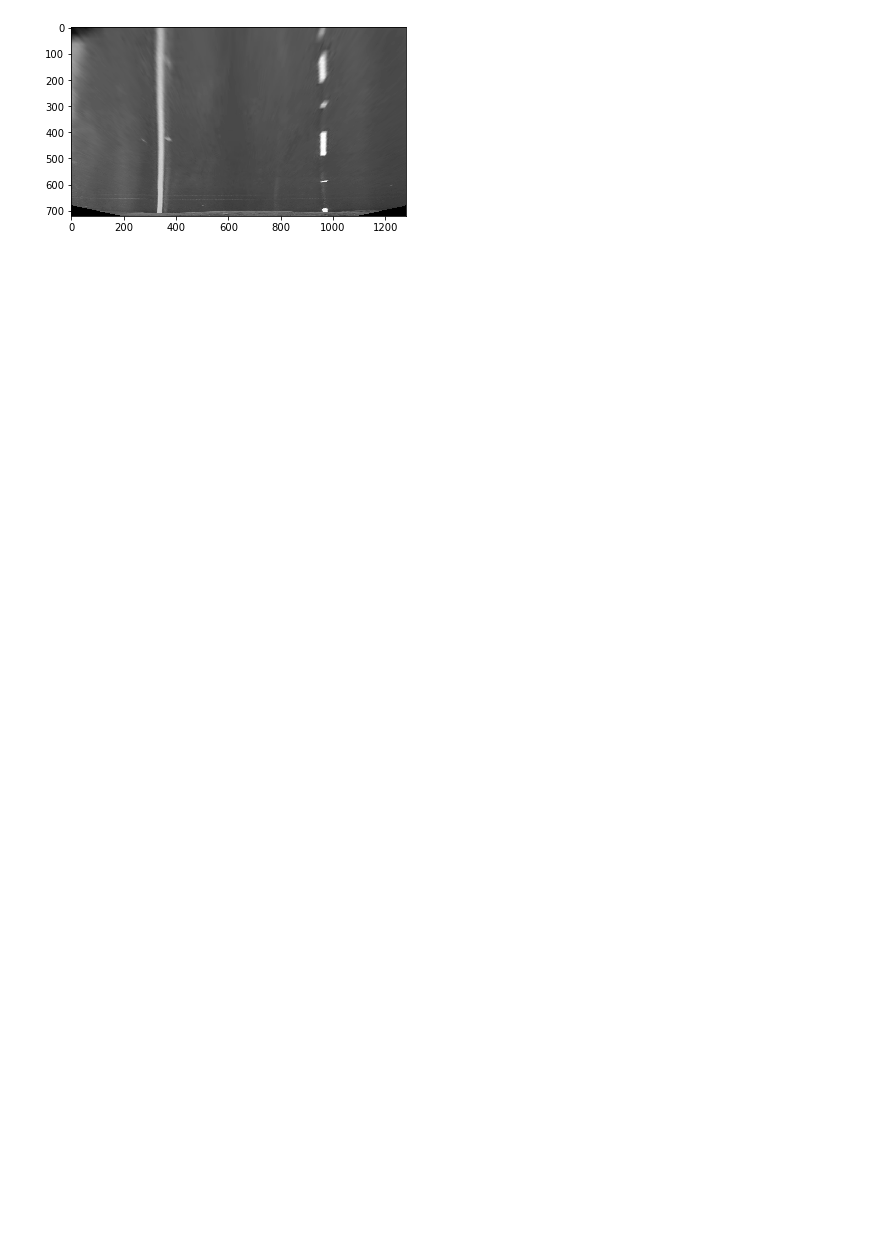
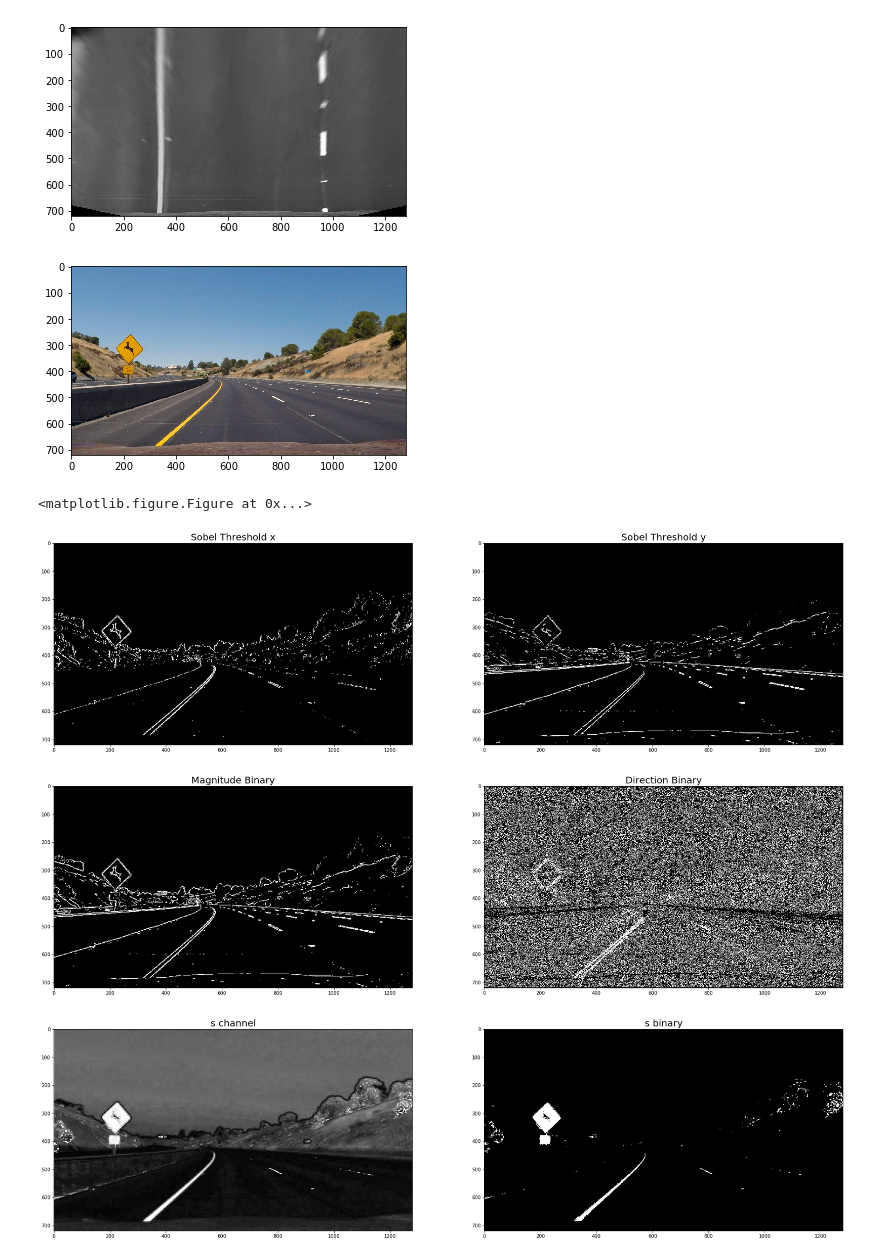
Before and after one commit to prudhvid/CarND-Advanced-Lane-Lines, a Jupyter notebook: Solution.ipynb, the cells around one changed output. Drawn from its saved outputs; the diff is of its cells as text; code cells hidden in the pictures; blank space fills up the shorter version.

```diff
--- a/Solution.ipynb
+++ b/Solution.ipynb
@@ -157,3 +160,46 @@ def color_threshold(img, thresh=(0,255)):
     s_binary = np.zeros_like(s_channel)
     s_binary[(s_channel >= thresh[0]) & (s_channel <= thresh[1])] = 1
     return s_channel, s_binary
+# %%
+def plot_images(img1, img2, t1, t2):
+    # Visualize undistortion
+#     plt.figure()
+    f, (ax1, ax2) = plt.subplots(1, 2, figsize=(30,20))
+    ax1.imshow(img1, cmap='gray')
+    ax1.set_title(t1, fontsize=20)
+    ax2.imshow(img2, cmap='gray')
+    ax2.set_title(t2, fontsize=20)
+# %%
+
+def show_image(image):
+#     image = mpimg.imread(fname)
+    plt.imshow(image)
+    plt.figure()
+    gradx = abs_sobel_thresh(image, orient='x', thresh=(40,250))
+    grady = abs_sobel_thresh(image, orient='y', thresh=(50, 250))
+    plot_images(gradx, grady, "Sobel Threshold x", "Sobel Threshold y")
+
+    mag_binary = mag_thresh(image, sobel_kernel = ksize, mag_thresh=(50, 250))
+    dir_binary = dir_threshold(image, thresh=(0.6, 1.2))
+
+    plot_images(mag_binary, dir_binary, "Magnitude Binary", "Direction Binary")
+
+    s_channel, s_binary = color_threshold(image, thresh=(160, 255))
+
+    combined = np.zeros_like(dir_binary)
+    combined[(s_binary == 1) | ((dir_binary == 1) & (mag_binary == 1)) | ((gradx == 1))] = 1
+
+    plot_images(s_channel, s_binary, "s channel", "s binary")
+
+    plt.figure()
+    plt.imshow(combined, cmap='gray')
+    combined = undistort_image(combined)
+
+image = mpimg.imread('test_images/test2.jpg')
+show_image(image)
+# %% [output]
+[figure, added]
+<matplotlib.figure.Figure at 0x...>
+[figure, added]
+[figure, added]
+[figure, added]
```
Also changed, not shown: parts of 6 cells of this notebook, 9 other files.
